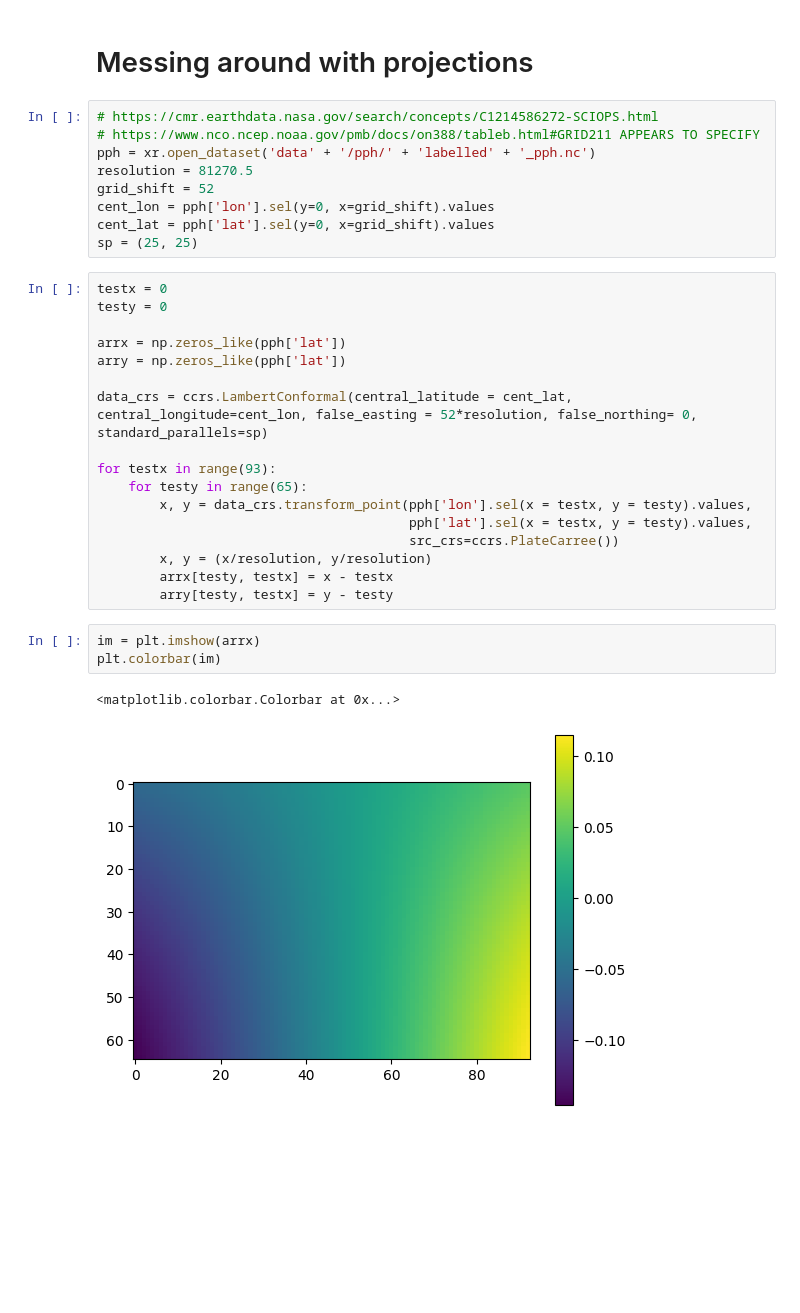
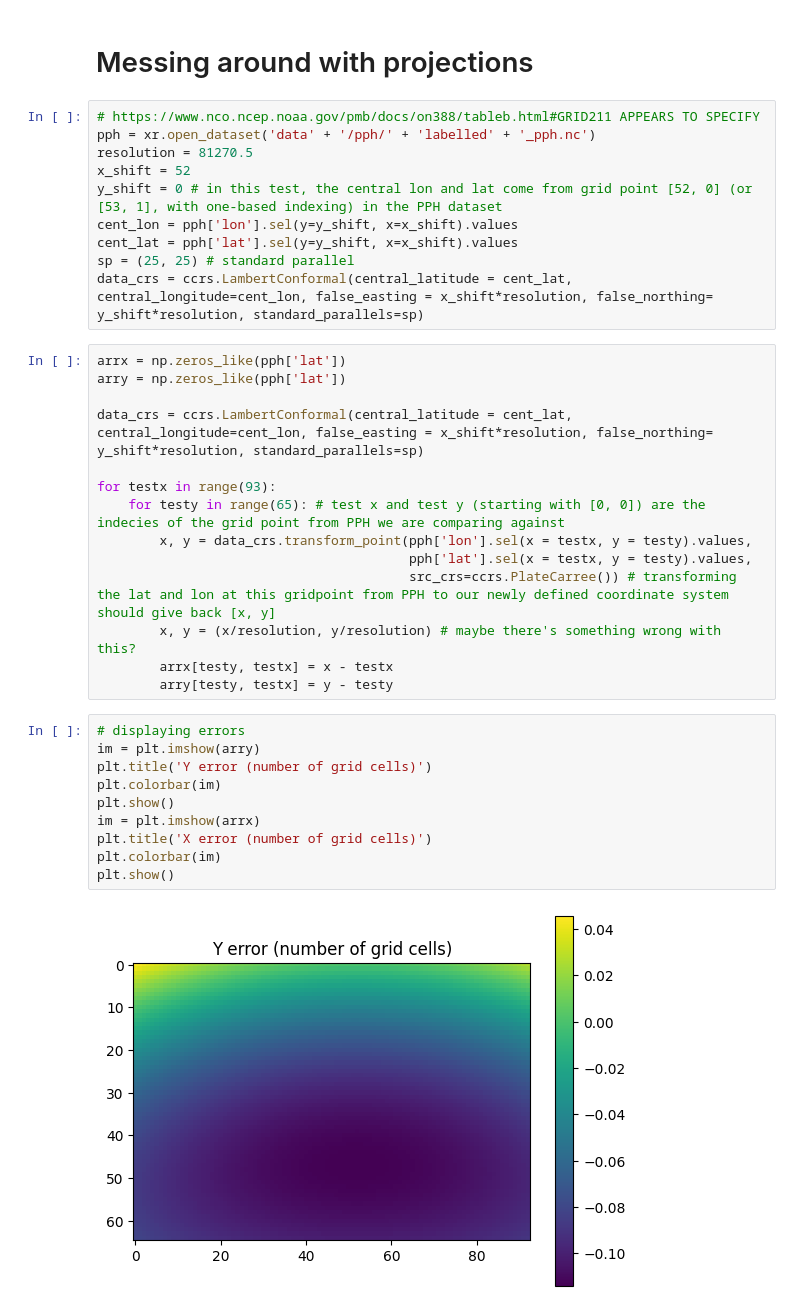
Before and after one commit to milesepstein13/severe-thunderstorm-analysis, a Jupyter notebook: gridize2.ipynb, the cells around one changed output. Cells and saved outputs as stored; diff of their text form; blank space fills up the shorter version.

```diff
--- a/gridize2.ipynb
+++ b/gridize2.ipynb
@@ -159,34 +159,38 @@ report_dataset.to_netcdf(save_location)
 # %% [markdown]
 # Messing around with projections
 # %%
-# https://cmr.earthdata.nasa.gov/search/concepts/C1214586272-SCIOPS.html
 # https://www.nco.ncep.noaa.gov/pmb/docs/on388/tableb.html#GRID211 APPEARS TO SPECIFY
 pph = xr.open_dataset('data' + '/pph/' + 'labelled' + '_pph.nc')
 resolution = 81270.5
-grid_shift = 52
-cent_lon = pph['lon'].sel(y=0, x=grid_shift).values
-cent_lat = pph['lat'].sel(y=0, x=grid_shift).values
-sp = (25, 25)
+x_shift = 52
+y_shift = 0 # in this test, the central lon and lat come from grid point [52, 0] (or [53, 1], with one-based indexing) in the PPH dataset
+cent_lon = pph['lon'].sel(y=y_shift, x=x_shift).values
+cent_lat = pph['lat'].sel(y=y_shift, x=x_shift).values
+sp = (25, 25) # standard parallel
+data_crs = ccrs.LambertConformal(central_latitude = cent_lat, central_longitude=cent_lon, false_easting = x_shift*resolution, false_northing= y_shift*resolution, standard_parallels=sp)
 # %%
-testx = 0
-testy = 0
-
 arrx = np.zeros_like(pph['lat'])
 arry = np.zeros_like(pph['lat'])
 
-data_crs = ccrs.LambertConformal(central_latitude = cent_lat, central_longitude=cent_lon, false_easting = 52*resolution, false_northing= 0, standard_parallels=sp)
+data_crs = ccrs.LambertConformal(central_latitude = cent_lat, central_longitude=cent_lon, false_easting = x_shift*resolution, false_northing= y_shift*resolution, standard_parallels=sp)
 
 for testx in range(93):
-    for testy in range(65):
+    for testy in range(65): # test x and test y (starting with [0, 0]) are the indecies of the grid point from PPH we are comparing against
         x, y = data_crs.transform_point(pph['lon'].sel(x = testx, y = testy).values,
                                         pph['lat'].sel(x = testx, y = testy).values,
-                                        src_crs=ccrs.PlateCarree())
-        x, y = (x/resolution, y/resolution)
+                                        src_crs=ccrs.PlateCarree()) # transforming the lat and lon at this gridpoint from PPH to our newly defined coordinate system should give back [x, y]
+        x, y = (x/resolution, y/resolution) # maybe there's something wrong with this?
         arrx[testy, testx] = x - testx
         arry[testy, testx] = y - testy
-# %%
-im = plt.imshow(arrx)
-plt.colorbar(im)
-# %% [output]
-<matplotlib.colorbar.Colorbar at 0x...>
-[figure, removed]
+# %%
+# displaying errors
+im = plt.imshow(arry)
+plt.title('Y error (number of grid cells)')
+plt.colorbar(im)
+plt.show()
+im = plt.imshow(arrx)
+plt.title('X error (number of grid cells)')
+plt.colorbar(im)
+plt.show()
+# %% [output]
+[figure, added]
```
Also changed, not shown: parts of 1 cell of this notebook, 2 other files.
